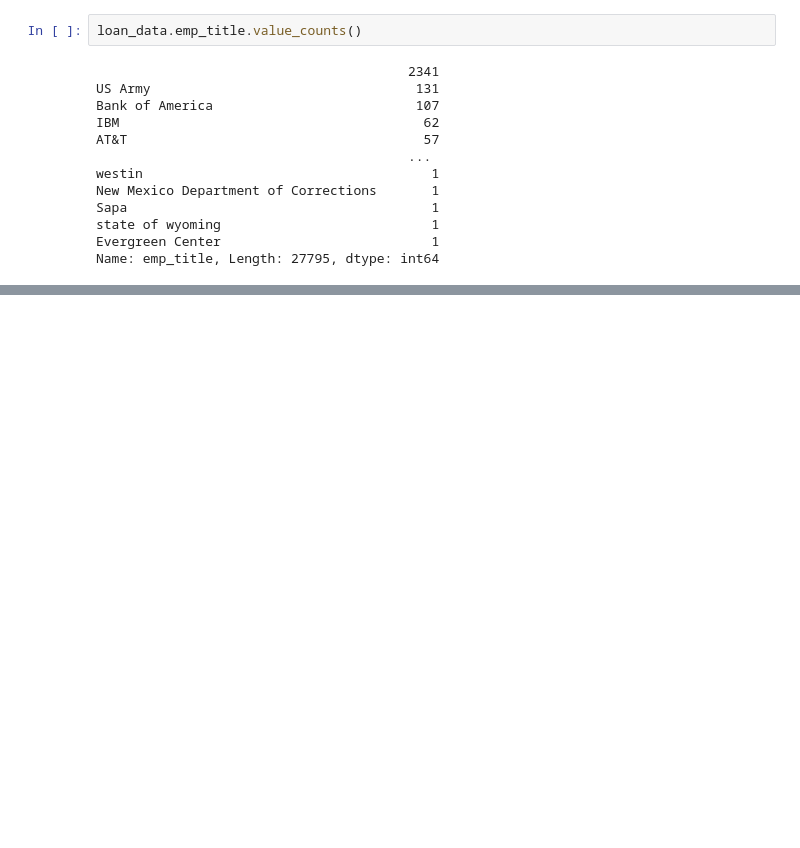
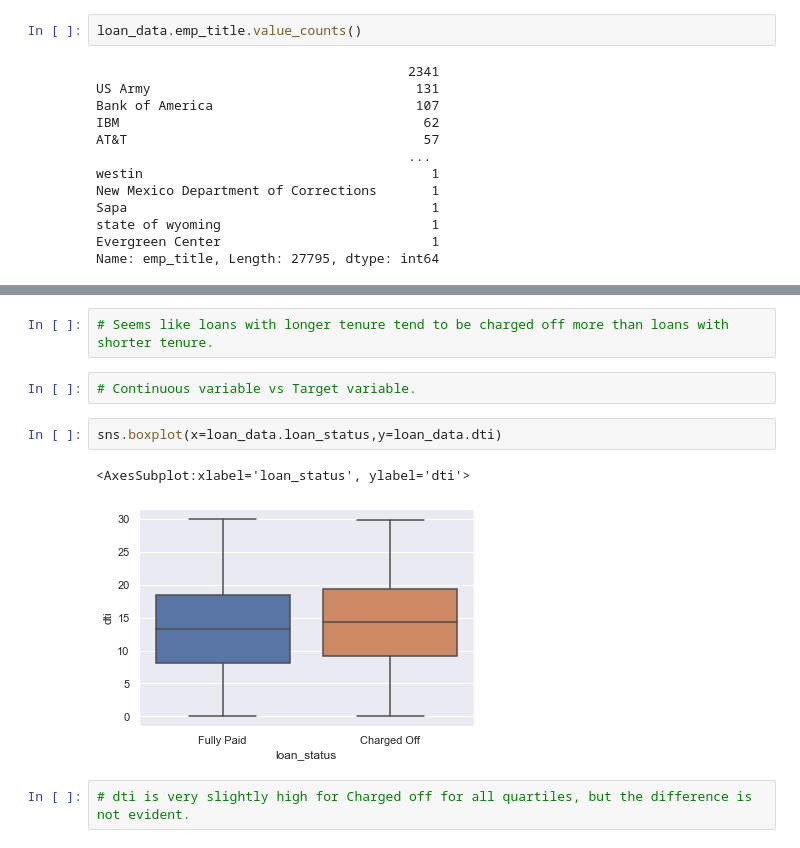
Before and after one commit to maniraj1234/LendingClubCaseStudy, a Jupyter notebook: LendingClubCaseStudy.ipynb, the cells around one changed output, grey strips where cells are left out. Drawn from its saved outputs; the diff is of its cells as text; blank space fills up the shorter version.

```diff
--- a/LendingClubCaseStudy.ipynb
+++ b/LendingClubCaseStudy.ipynb
@@ -859,0 +855,11 @@ Name: emp_title, Length: 27795, dtype: int64
+# %%
+# Seems like loans with longer tenure tend to be charged off more than loans with shorter tenure.
+# %%
+# Continuous variable vs Target variable.
+# %%
+sns.boxplot(x=loan_data.loan_status,y=loan_data.dti)
+# %% [output]
+<AxesSubplot:xlabel='loan_status', ylabel='dti'>
+[figure, added]
+# %%
+# dti is very slightly high for Charged off for all quartiles, but the difference is not evident.
```
Also changed, not shown: parts of 18 cells of this notebook.
